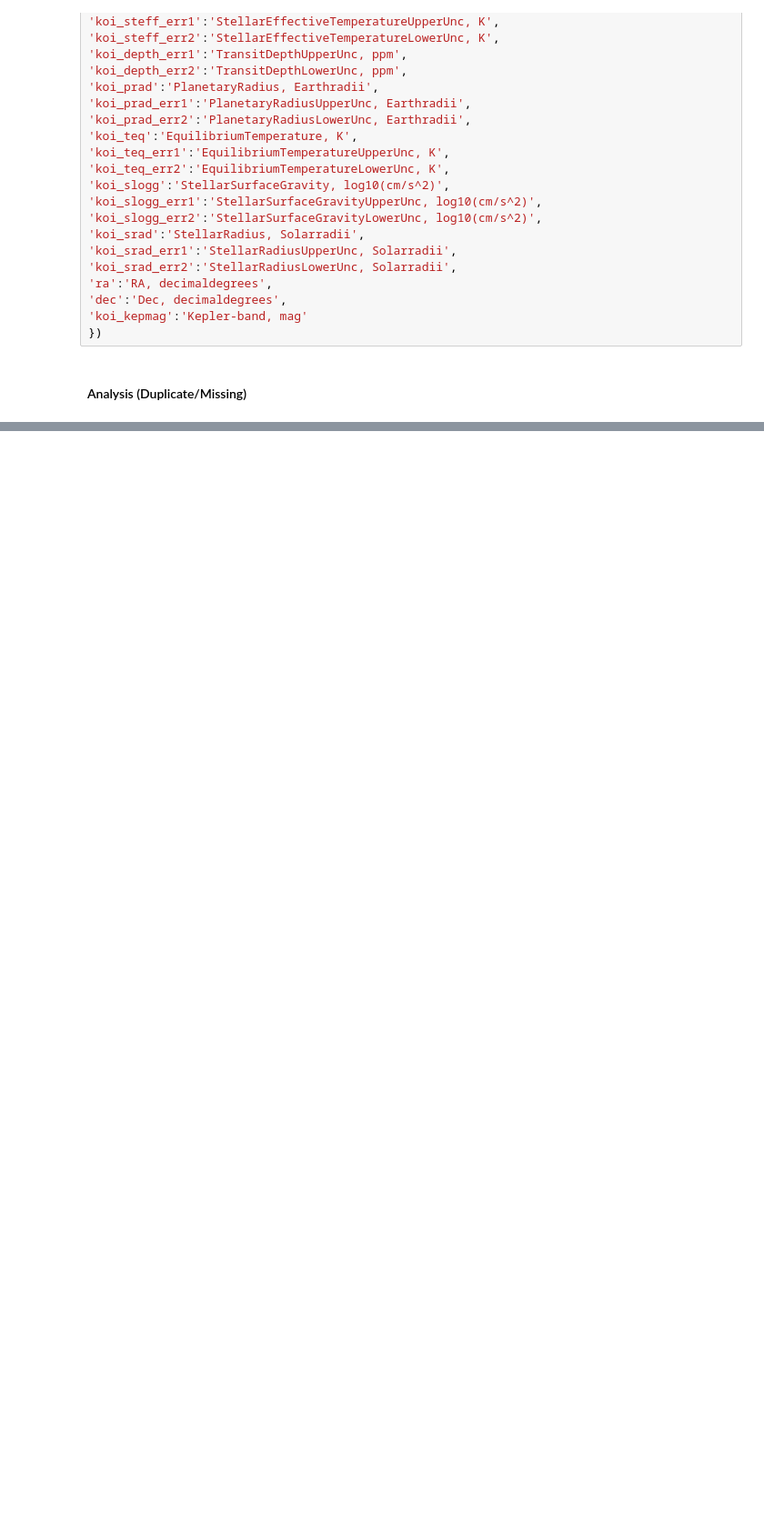
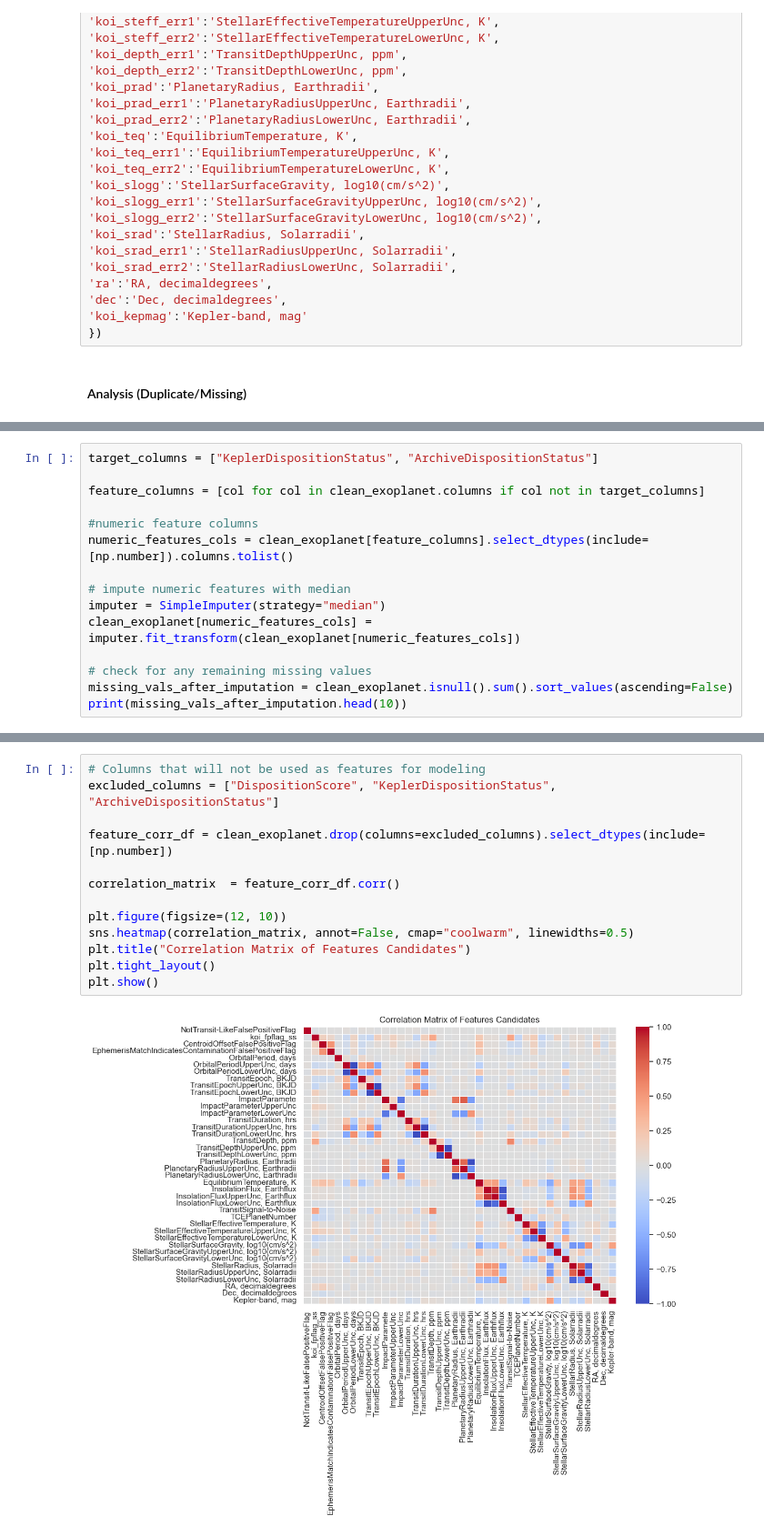
Before and after one commit to Waqarahmedkhan96/Machine-Learning-Lab, a Jupyter notebook: assignment_4_detecting exoplanets/detecting exoplanets.ipynb, the cells around one changed output, grey strips where cells are left out. Shown at 91% size. Drawn from its saved outputs; the diff is of its cells as text; blank space fills up the shorter version.

```diff
--- a/assignment_4_detecting exoplanets/detecting exoplanets.ipynb
+++ b/assignment_4_detecting exoplanets/detecting exoplanets.ipynb
@@ -183,0 +297,15 @@ columns_to_drop.head()
+# %%
+target_columns = ["KeplerDispositionStatus", "ArchiveDispositionStatus"]
+
+feature_columns = [col for col in clean_exoplanet.columns if col not in target_columns]
+
+#numeric feature columns
+numeric_features_cols = clean_exoplanet[feature_columns].select_dtypes(include=[np.number]).columns.tolist()
+
+# impute numeric features with median
+imputer = SimpleImputer(strategy="median")
+clean_exoplanet[numeric_features_cols] = imputer.fit_transform(clean_exoplanet[numeric_features_cols])
+
+# check for any remaining missing values
+missing_vals_after_imputation = clean_exoplanet.isnull().sum().sort_values(ascending=False)
+print(missing_vals_after_imputation.head(10))
@@ -183,0 +326,15 @@ columns_to_drop.head()
+# %%
+# Columns that will not be used as features for modeling
+excluded_columns = ["DispositionScore", "KeplerDispositionStatus", "ArchiveDispositionStatus"]
+
+feature_corr_df = clean_exoplanet.drop(columns=excluded_columns).select_dtypes(include=[np.number])
+
+correlation_matrix  = feature_corr_df.corr()
+
+plt.figure(figsize=(12, 10))
+sns.heatmap(correlation_matrix, annot=False, cmap="coolwarm", linewidths=0.5)
+plt.title("Correlation Matrix of Features Candidates")
+plt.tight_layout()
+plt.show()
+# %% [output]
+[figure, added]
```
Also changed, not shown: parts of 19 cells of this notebook.
